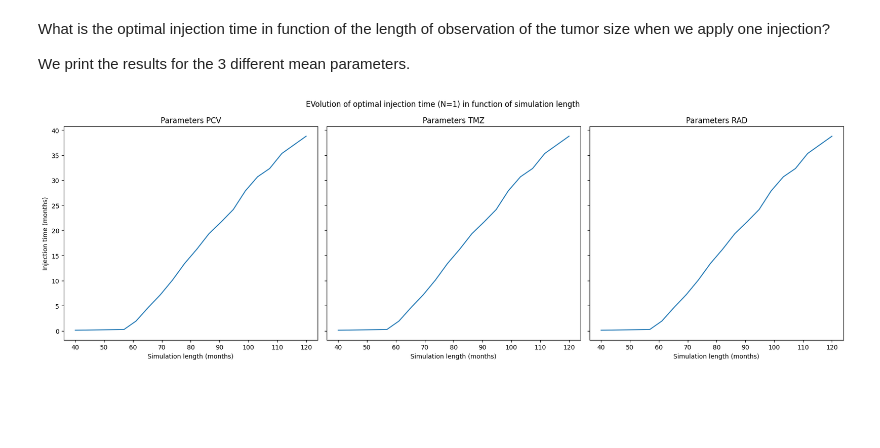
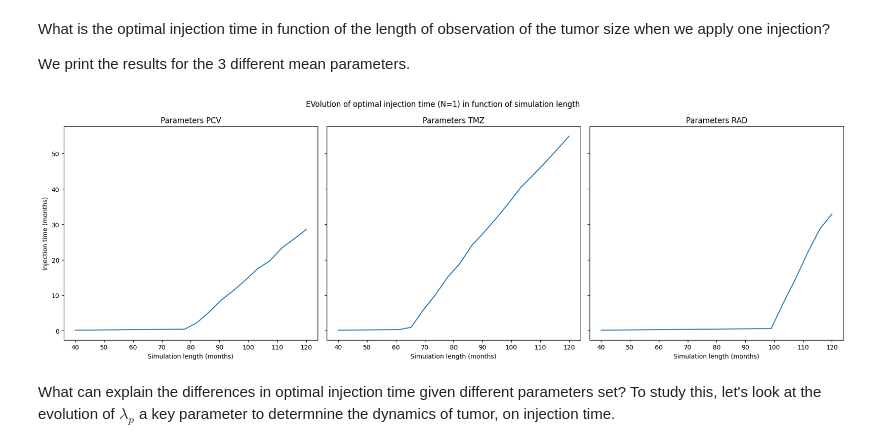
Before and after one commit to ambrejaeger/TP-M2, a Jupyter notebook: TP_parameters_exploration.ipynb, the cells around one changed output. Drawn from its saved outputs; the diff is of its cells as text; code cells hidden in the pictures; blank space fills up the shorter version.

Commit message:
update optimal injection time plot

```diff
--- a/TP_parameters_exploration.ipynb
+++ b/TP_parameters_exploration.ipynb
@@ -479,27 +479,30 @@ We print the results for the 3 different mean parameters.
 # %%
 _, P0, Q0, Qp0 = y0_PCV
 n_inj = 1
 C_tot = 1
-p = parameters_PCV
+
 
 parameter_sets = [parameters_PCV, parameters_TMZ, parameters_rad]
+initial_conditions = [y0_PCV, y0_TMZ, y0_rad]
 fig, axs = plt.subplots(1, 3, figsize=(18, 6), sharey=True)
 for i, params in enumerate(parameter_sets):
     Y = []
     for t_stop in np.linspace(20, 120, 20):
 
-        Result = find_optimal(n_inj, C_tot, P0, Q0, Qp0, t_stop, maxfun=10, parameters = p)
+        Result = find_optimal(n_inj, C_tot, initial_conditions[i][1], initial_conditions[i][2], initial_conditions[i][3], t_stop, maxfun=10, parameters = params)
         Y += [Result.x]
     axs[i].plot(np.linspace(40, 120, 20), Y)
     axs[i].set_xlabel('Simulation length (months)')
     axs[i].set_ylabel('Injection time (months)' if i == 0 else "")
 
 axs[0].set_title(f"Parameters PCV")
 axs[1].set_title(f"Parameters TMZ")
 axs[2].set_title(f"Parameters RAD")
 plt.suptitle('EVolution of optimal injection time (N=1) in function of simulation length')
 plt.tight_layout()
 
 plt.show()
 # %% [output]
-[figure, old version]
+[figure, new version]
+# %% [markdown]
+What can explain the differences in optimal injection time given different parameters set? To study this, let's look at the evolution of $\lambda_{p}$ a key parameter to determnine the dynamics of tumor, on injection time.
```
